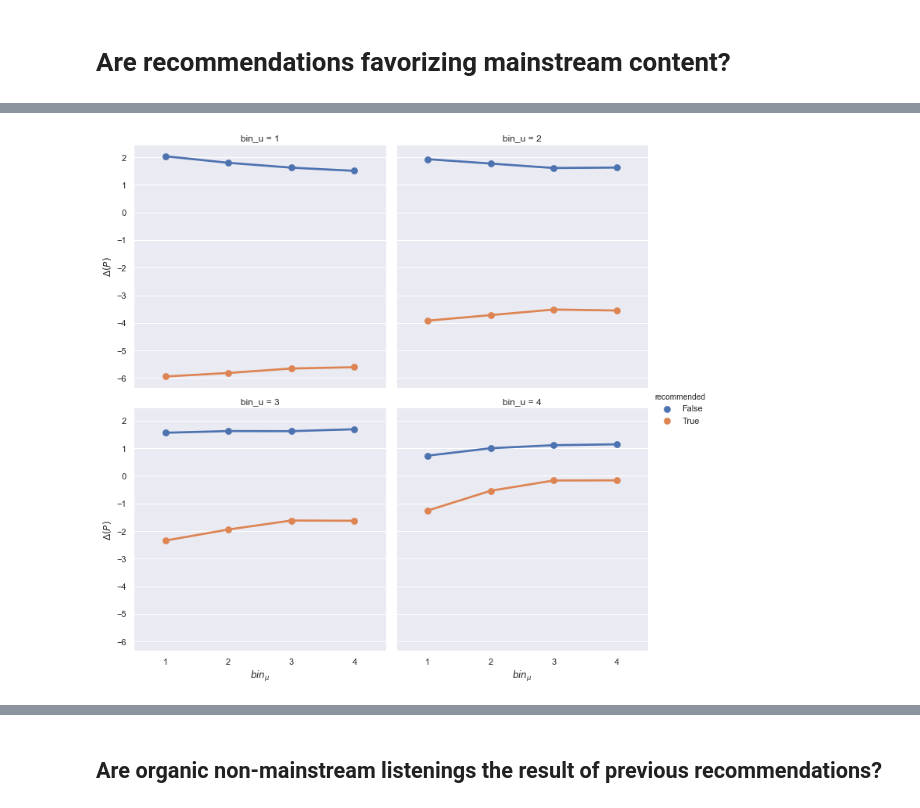
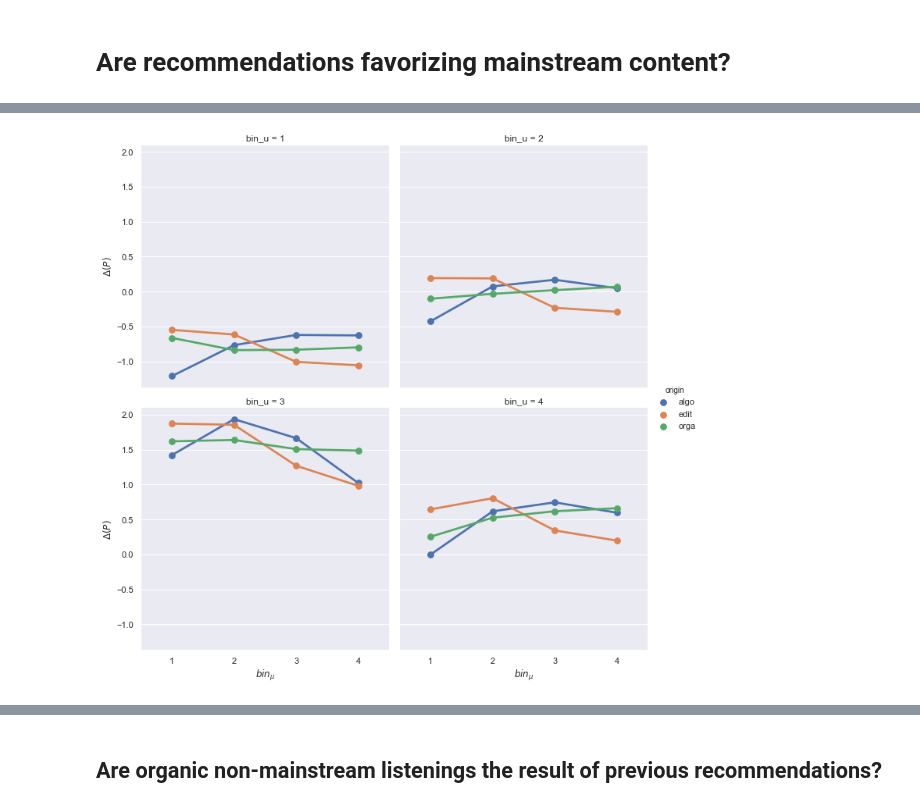
Before and after one commit to QuVil/cmb-recommendation, a Jupyter notebook: src/analysis/mainstream_tests.ipynb, the cells around one changed output, grey strips where cells are left out. Cells and saved outputs as stored; diff of their text form; code cells hidden in the pictures.

```diff
--- a/src/analysis/mainstream_tests.ipynb
+++ b/src/analysis/mainstream_tests.ipynb
@@ -610,15 +616,20 @@ plt.savefig("../../results/bin_bin_logdeltas.pdf")
 # %%
 # Separated version
-plays_distrib_sep = plays_distrib.apply(lambda x: np.repeat(x, 2))
-plays_distrib_sep["rec"] = [True, False] * 16
+plays_distrib_sep = plays_distrib.apply(lambda x: np.repeat(x, 3)).reset_index().drop("index", axis=1)
+plays_distrib_sep["rec"] = ["algo", "edit", "orga"] * 16
 
-rec_ratio = artist_data["recommended"].value_counts()[True] / artist_data["recommended"].value_counts().sum()
-org_ratio = 1 - rec_ratio
+binu_plays_rec = data.groupby(["bin_u", "origin"]).size().to_frame().reset_index()
+binu_plays_rec[0] = binu_plays_rec[0].divide(bin_plays_tripled[0])
 
-plays_distrib_sep["expected"] = plays_distrib_sep["expected"] * ([rec_ratio, org_ratio] * 16)
+# rec_ratio = artist_data["recommended"].value_counts()[True] / artist_data["recommended"].value_counts().sum()
+# org_ratio = 1 - rec_ratio
+
+plays_distrib_sep["expected"] = plays_distrib_sep["expected"] * pd.concat([binu_plays_rec]*4, ignore_index=True)[0]
 plays_distrib_sep
 
 plays_distrib_sep = plays_distrib_sep.reset_index().drop("index", axis=1)
-bin_bin_plays["delta"] = np.log(bin_bin_plays[0]) - np.log(plays_distrib_sep["expected"]) # Log or not ? That is the question
+bin_bin_plays["expected"] = plays_distrib_sep["expected"]
+bin_bin_plays["delta"] = np.log(bin_bin_plays[0]) - np.log(plays_distrib_sep["expected"])
+
 bin_bin_plays
 # %% [output]
@@ -642,9 +670,12 @@ bin_bin_plays
 # %%
 sns.set(font_scale=1)
 
-h = sns.catplot(x="bin_nb", y="delta", col="bin_u", col_wrap=2, hue="recommended", kind="point", data=bin_bin_plays.rename(columns={"u_bin_nb": "bin_u"}))
+h = sns.catplot(x="bin_nb", y="delta", col="bin_u", col_wrap=2, hue="origin", kind="point", data=bin_bin_plays.rename(columns={"u_bin_nb": "bin_u"}), log=True)
 h.set_axis_labels(r'$bin_\mu$', r'$\Delta(P)$')
+# h.set(yscale="log")
+# plt.yscale("symlog")
+
 plt.savefig("../../results/bin_bin_logdeltas_sep.pdf")
 # %% [output]
-[figure, old version]
+[figure, new version]
 # %%
```
Also changed, not shown: parts of 11 cells of this notebook, 15 other files.
